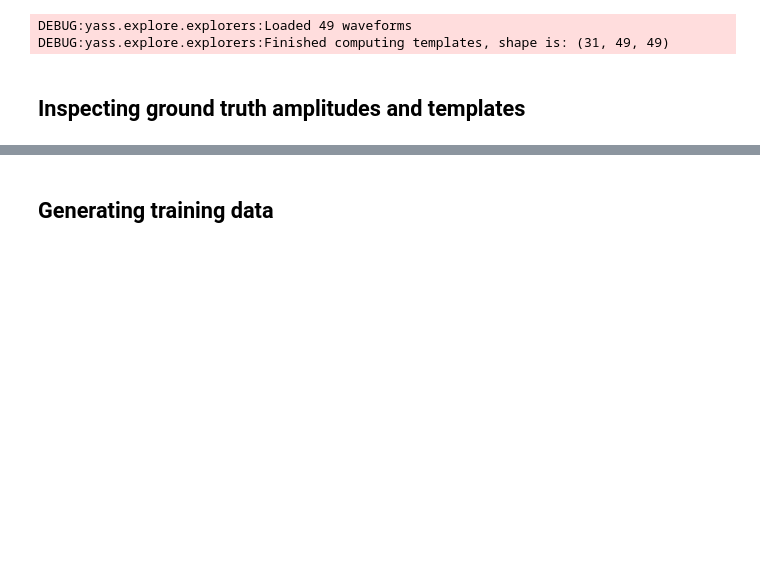
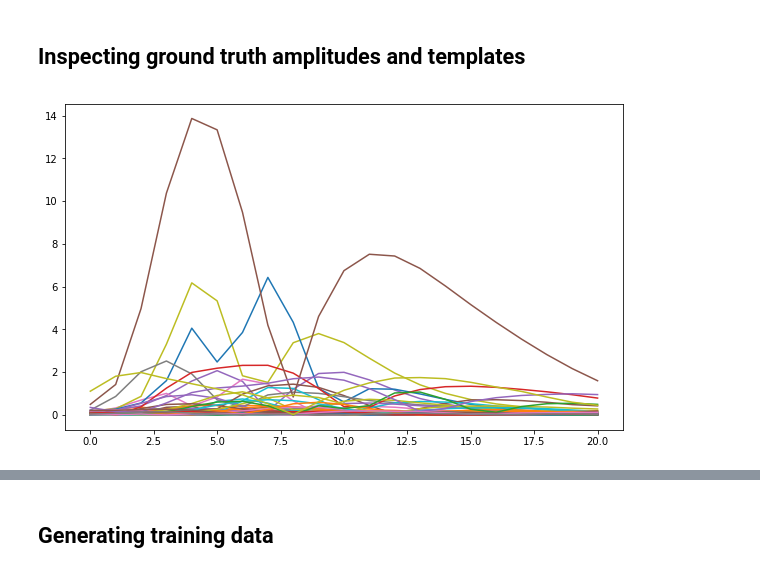
Before and after one commit to edublancas/yass-private, a Jupyter notebook: nnet/new-nnet-module.ipynb, the cells around one changed output, grey strips where cells are left out. Cells and saved outputs as stored; diff of their text form; code cells hidden in the pictures; blank space fills up the shorter version.

```diff
--- a/nnet/new-nnet-module.ipynb
+++ b/nnet/new-nnet-module.ipynb
@@ -65,6 +51,0 @@ gt[:, 1] = gt[:, 1] - 1
-# %%
-re = RecordingExplorer(path_to_standarized, spike_size=15)
-se = SpikeTrainExplorer(gt, re)
-# %% [output]
-DEBUG:yass.explore.explorers:Loaded 49 waveforms
-DEBUG:yass.explore.explorers:Finished computing templates, shape is: (31, 49, 49)
@@ -75,0 +74,4 @@ def spike_amplitudes_from_spikes(spikes):
+# %%
+_ = plt.plot(np.abs(se.templates[2, :, :]))
+# %% [output]
+[figure, added]
```
Also changed, not shown: parts of 29 cells of this notebook.
